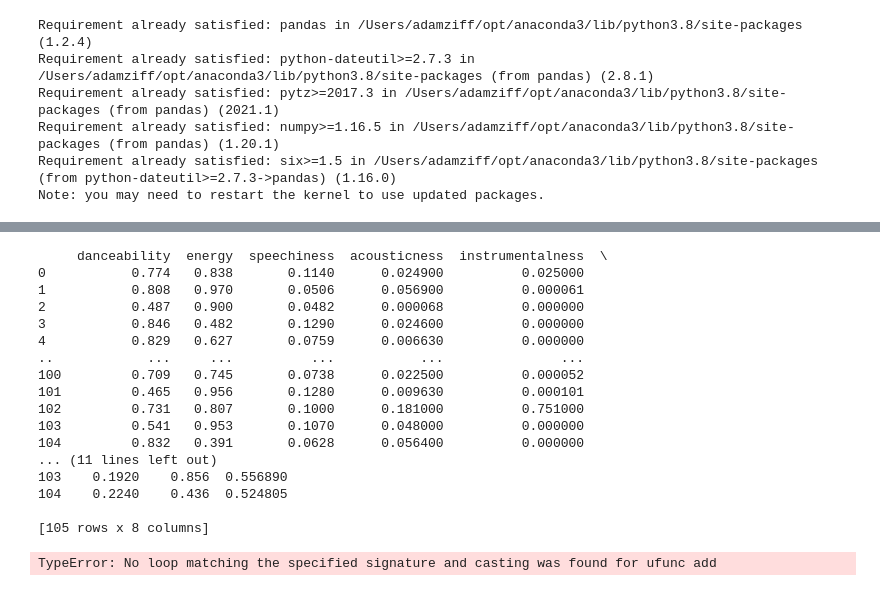
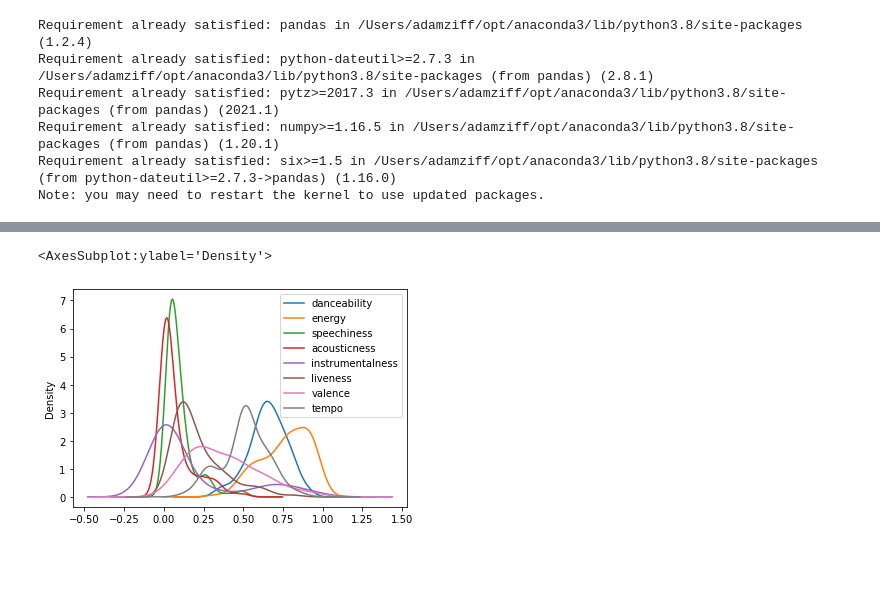
Before and after one commit to adamziff/thesis, a Jupyter notebook: kde_v1.ipynb, the cells around one changed output, grey strips where cells are left out. Saved outputs shown, nothing was run; the diff lists cells and outputs as text; code cells hidden in the pictures; blank space fills up the shorter version.

```diff
--- a/kde_v1.ipynb
+++ b/kde_v1.ipynb
@@ -63,5 +47,8 @@ os.environ['SPOTIPY_CLIENT_SECRET'] = '88dc925eff0d4006bb6d0b9b2401ac59'
 auth_manager = SpotifyClientCredentials()
 sp = spotipy.Spotify(auth_manager=auth_manager)
 # %%
+# User's 5 chosen tracks:
 # Toxic, Promiscuous, Sk8er Boi, Run It!, Your Love Is My Drug
-track_uris = ["spotify:track:6I9VzXrHxO9rA9A5euc8Ak", "spotify:track:2gam98EZKrF9XuOkU13ApN", "spotify:track:4omisSlTk6Dsq2iQD7MA07", "spotify:track:7xYnUQigPoIDAMPVK79NEq", "spotify:track:3uoQULcUWfnt6nc6J7Vgai"]
+# track_uris = ["spotify:track:6I9VzXrHxO9rA9A5euc8Ak", "spotify:track:2gam98EZKrF9XuOkU13ApN", "spotify:track:4omisSlTk6Dsq2iQD7MA07", "spotify:track:7xYnUQigPoIDAMPVK79NEq", "spotify:track:3uoQULcUWfnt6nc6J7Vgai"]
+# Limitless, Boneless, Astro Funk, Renegade, Tie Dye Sky
+track_uris = ['spotify:track:44ib3nlda2rBy0qmMUelnd', 'spotify:track:5PZI5xTcMq8FsCcEroth7S', 'spotify:track:7wRzUAw0Npu4CalkDIFHJE', 'spotify:track:34VvEULRDeVXiaCRsUebKg', 'spotify:track:2YZSTgWXEyDPUeKop4eiWo']
@@ -80,22 +62,12 @@ all_features = pd.DataFrame(chosen_features + recomendations_features)
 # %%
+# Create list of all features favoring
+chosen_features_weight = 1
+all_features = pd.DataFrame(chosen_features * chosen_features_weight + recomendations_features)
+
 usable_features = all_features.drop(['key', 'loudness', 'mode', 'type', 'id', 'uri', 'track_href', 'analysis_url', 'duration_ms', 'time_signature'], axis=1)
-usable_features['tempo'] = usable_features['tempo'] / 200
-print(usable_features)
+usable_features['tempo'] = (usable_features['tempo'] - 50) / 150
+
+usable_features.plot.kde()
 # %% [output]
-     danceability  energy  speechiness  acousticness  instrumentalness  \
-0           0.774   0.838       0.1140      0.024900          0.025000
-1           0.808   0.970       0.0506      0.056900          0.000061
-2           0.487   0.900       0.0482      0.000068          0.000000
-3           0.846   0.482       0.1290      0.024600          0.000000
-4           0.829   0.627       0.0759      0.006630          0.000000
-..            ...     ...          ...           ...               ...
-100         0.709   0.745       0.0738      0.022500          0.000052
-101         0.465   0.956       0.1280      0.009630          0.000101
-102         0.731   0.807       0.1000      0.181000          0.751000
-103         0.541   0.953       0.1070      0.048000          0.000000
-104         0.832   0.391       0.0628      0.056400          0.000000
-... (11 lines left out)
-103    0.1920    0.856  0.556890
-104    0.2240    0.436  0.524805
-
-[105 rows x 8 columns]
+<AxesSubplot:ylabel='Density'>
+[figure, added]
@@ -104,4 +73,0 @@ import scipy.stats as stats
-# %%
-stats.gaussian_kde(all_features)
-# %% [output]
-TypeError: No loop matching the specified signature and casting was found for ufunc add
```
Also changed, not shown: parts of 9 cells of this notebook, 2 other files.
